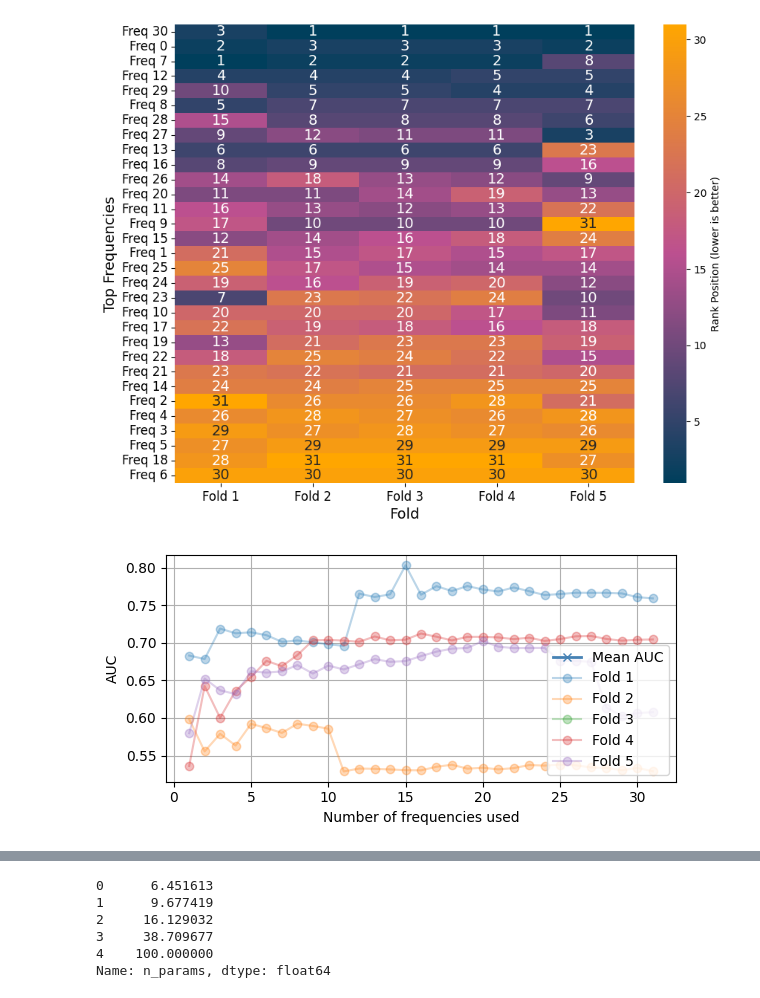
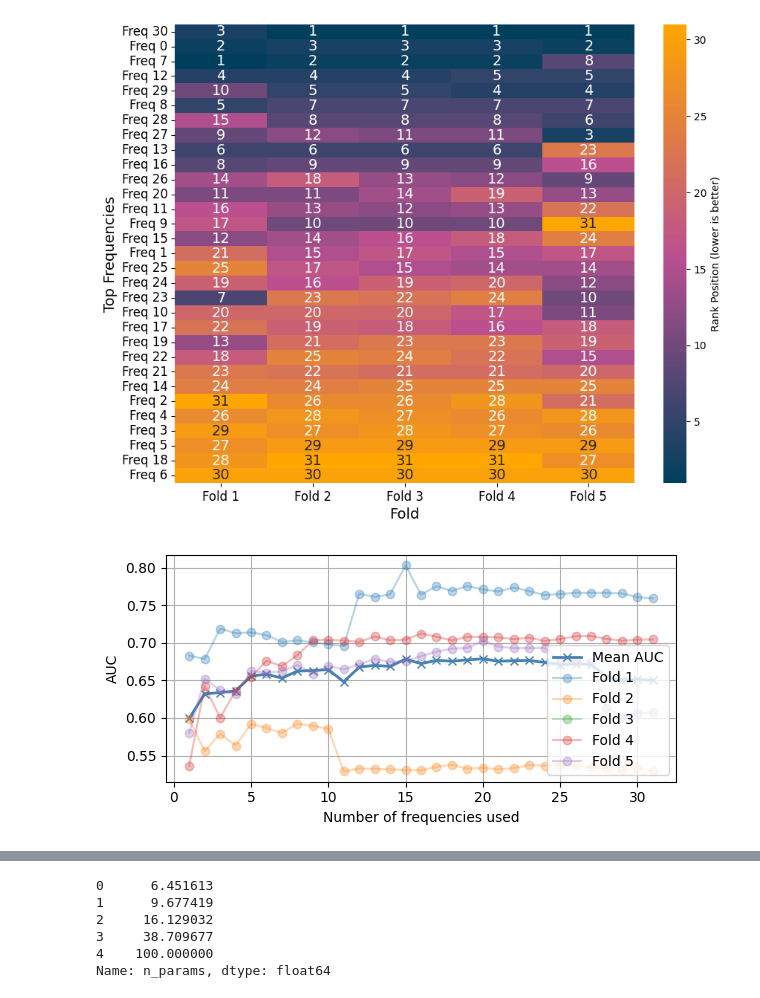
Before and after one commit to EITLabworks/IIVV-Evaluation, a Jupyter notebook: Results.ipynb, the cells around one changed output, grey strips where cells are left out. Drawn from its saved outputs; the diff is of its cells as text; code cells hidden in the pictures.

```diff
--- a/Results.ipynb
+++ b/Results.ipynb
@@ -129,34 +128,34 @@ plot_fold_rankings(fold_rankings_dict, top_n_freqs=31, class_task=class_task)
 # %%
 # Plot AUC vs number of frequencies
 plt.figure(figsize=(6, 3))
 plt.plot(
     range(1, 31 + 1),
-    aucs_baseline,
+    np.nanmean([np.array(v) for v in fold_aucs_baseline.values()], axis=0),
     marker="x",
     color="steelblue",
     linewidth=2,
     label="Mean AUC",
 )
 
 # Add individual fold lines
 for fold_idx in range(5):
     plt.plot(
         range(1, 31 + 1),
         fold_aucs_baseline[fold_idx],
         "o-",
         alpha=0.3,
         label=f"Fold {fold_idx+1}",
     )
 
 plt.xlabel("Number of frequencies used")
 plt.ylabel("AUC")
 plt.grid(True)
 plt.legend(loc="lower right")
 plt.tight_layout()
 plt.savefig(f"results/baselineaucs_{class_task}.pdf", bbox_inches="tight")
 plt.show()
 # %% [output]
-[figure, old version]
+[figure, new version]
 # %%
 freq_idx, freq_list = get_freqs(plot=False)
 # %%
```
Also changed, not shown: parts of 9 cells of this notebook, 4 other files.
